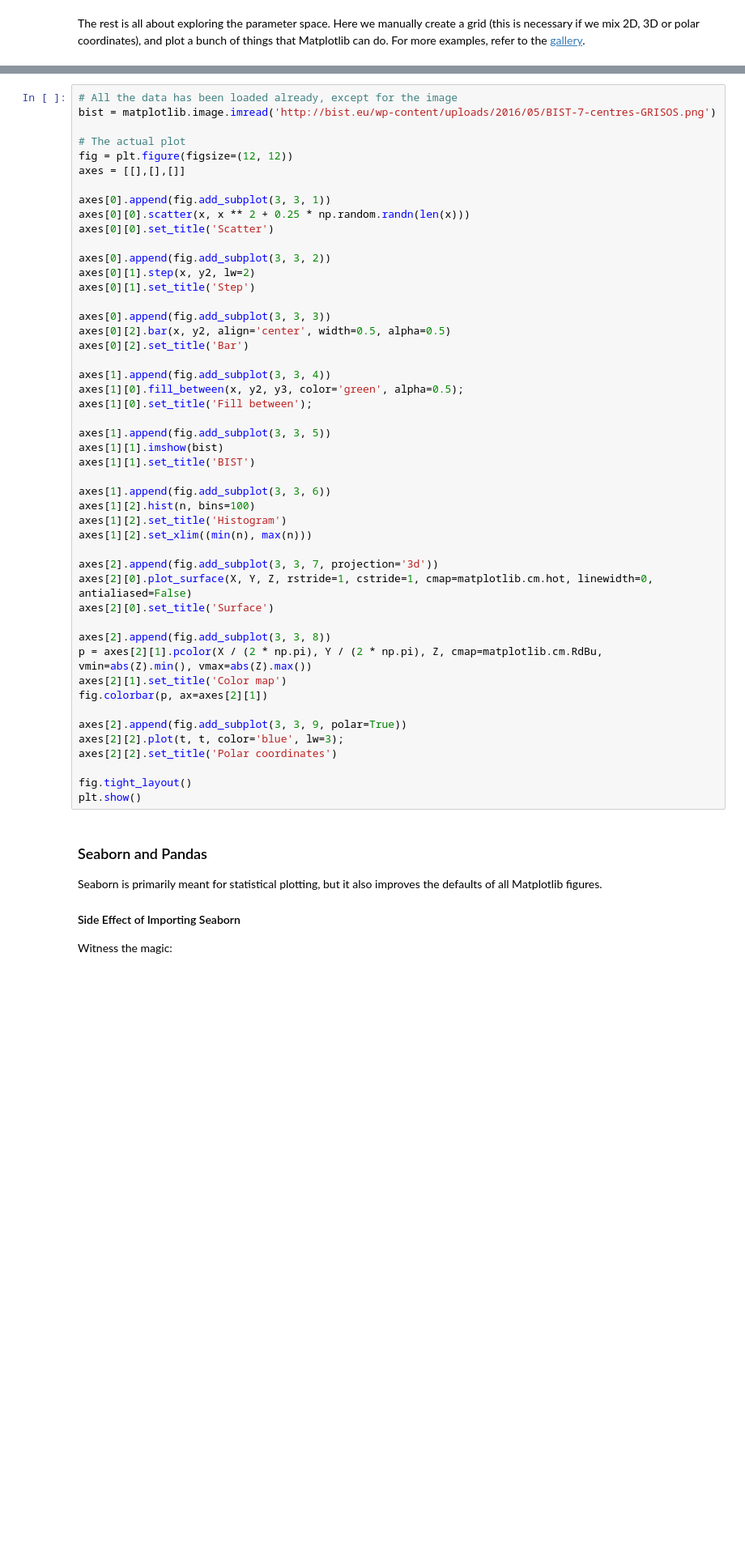
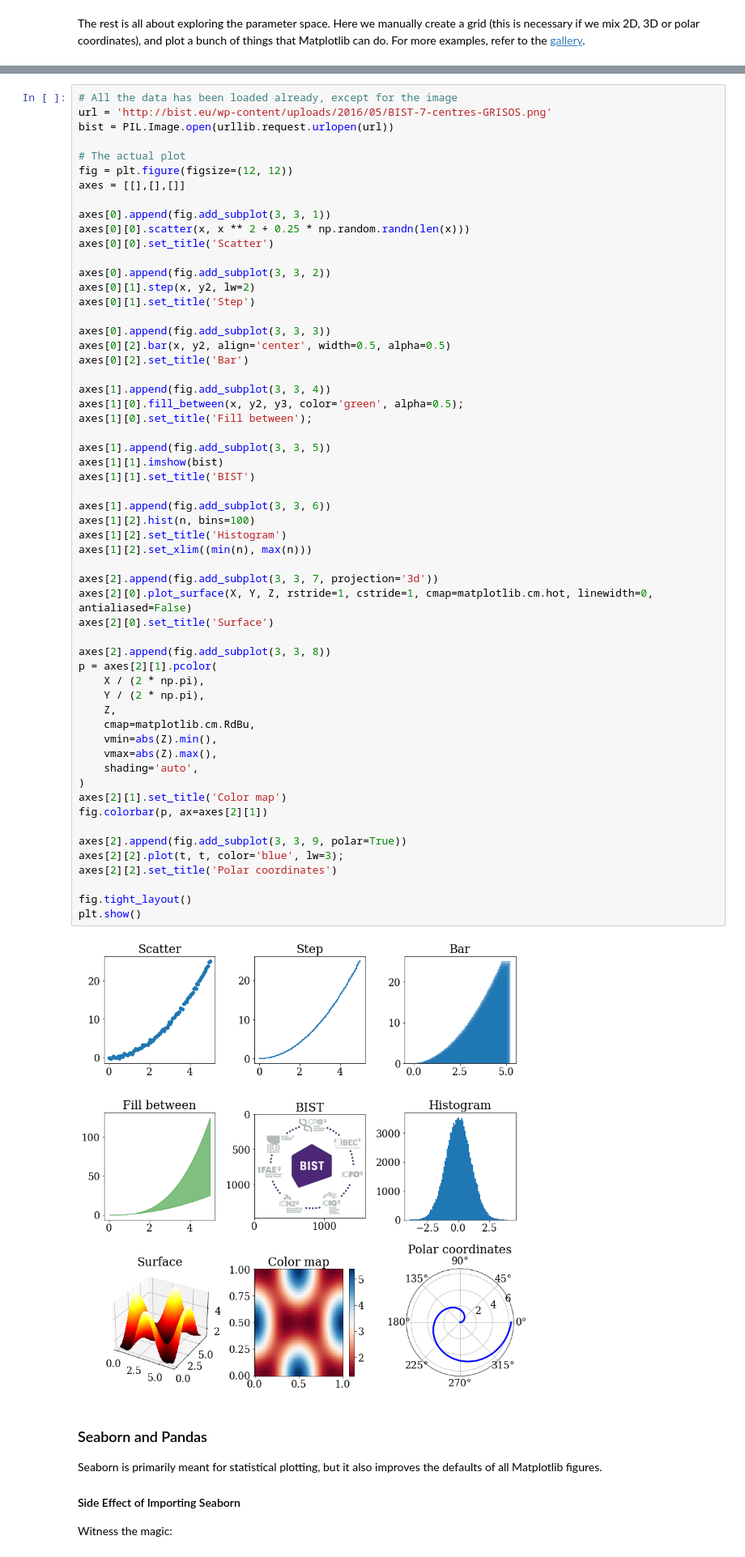
Before and after one commit to germannp/BIST-Python-Bootcamp, a Jupyter notebook: 5_Plotting_DataVis_Exploration.ipynb, the cells around one changed output, grey strips where cells are left out. Shown at 81% size. Drawn from its saved outputs; the diff is of its cells as text; blank space fills up the shorter version.

```diff
--- a/5_Plotting_DataVis_Exploration.ipynb
+++ b/5_Plotting_DataVis_Exploration.ipynb
@@ -350,6 +378,7 @@ plt.show()
 # %%
 # All the data has been loaded already, except for the image
-bist = matplotlib.image.imread('http://bist.eu/wp-content/uploads/2016/05/BIST-7-centres-GRISOS.png')
+url = 'http://bist.eu/wp-content/uploads/2016/05/BIST-7-centres-GRISOS.png'
+bist = PIL.Image.open(urllib.request.urlopen(url))
 
 # The actual plot
 fig = plt.figure(figsize=(12, 12))
@@ -367,34 +396,44 @@ axes[0].append(fig.add_subplot(3, 3, 3))
 axes[0][2].bar(x, y2, align='center', width=0.5, alpha=0.5)
 axes[0][2].set_title('Bar')
 
 axes[1].append(fig.add_subplot(3, 3, 4))
 axes[1][0].fill_between(x, y2, y3, color='green', alpha=0.5);
 axes[1][0].set_title('Fill between');
 
 axes[1].append(fig.add_subplot(3, 3, 5))
 axes[1][1].imshow(bist)
 axes[1][1].set_title('BIST')
 
 axes[1].append(fig.add_subplot(3, 3, 6))
 axes[1][2].hist(n, bins=100)
 axes[1][2].set_title('Histogram')
 axes[1][2].set_xlim((min(n), max(n)))
 
 axes[2].append(fig.add_subplot(3, 3, 7, projection='3d'))
 axes[2][0].plot_surface(X, Y, Z, rstride=1, cstride=1, cmap=matplotlib.cm.hot, linewidth=0, antialiased=False)
 axes[2][0].set_title('Surface')
 
 axes[2].append(fig.add_subplot(3, 3, 8))
-p = axes[2][1].pcolor(X / (2 * np.pi), Y / (2 * np.pi), Z, cmap=matplotlib.cm.RdBu, vmin=abs(Z).min(), vmax=abs(Z).max())
+p = axes[2][1].pcolor(
+    X / (2 * np.pi),
+    Y / (2 * np.pi),
+    Z,
+    cmap=matplotlib.cm.RdBu,
+    vmin=abs(Z).min(),
+    vmax=abs(Z).max(),
+    shading='auto',
+)
 axes[2][1].set_title('Color map')
 fig.colorbar(p, ax=axes[2][1])
 
 axes[2].append(fig.add_subplot(3, 3, 9, polar=True))
 axes[2][2].plot(t, t, color='blue', lw=3);
 axes[2][2].set_title('Polar coordinates')
 
 fig.tight_layout()
 plt.show()
+# %% [output]
+[figure, added]
 # %% [markdown]
 ### Seaborn and Pandas
 
```
Also changed, not shown: parts of 26 cells of this notebook, 5 other files.
